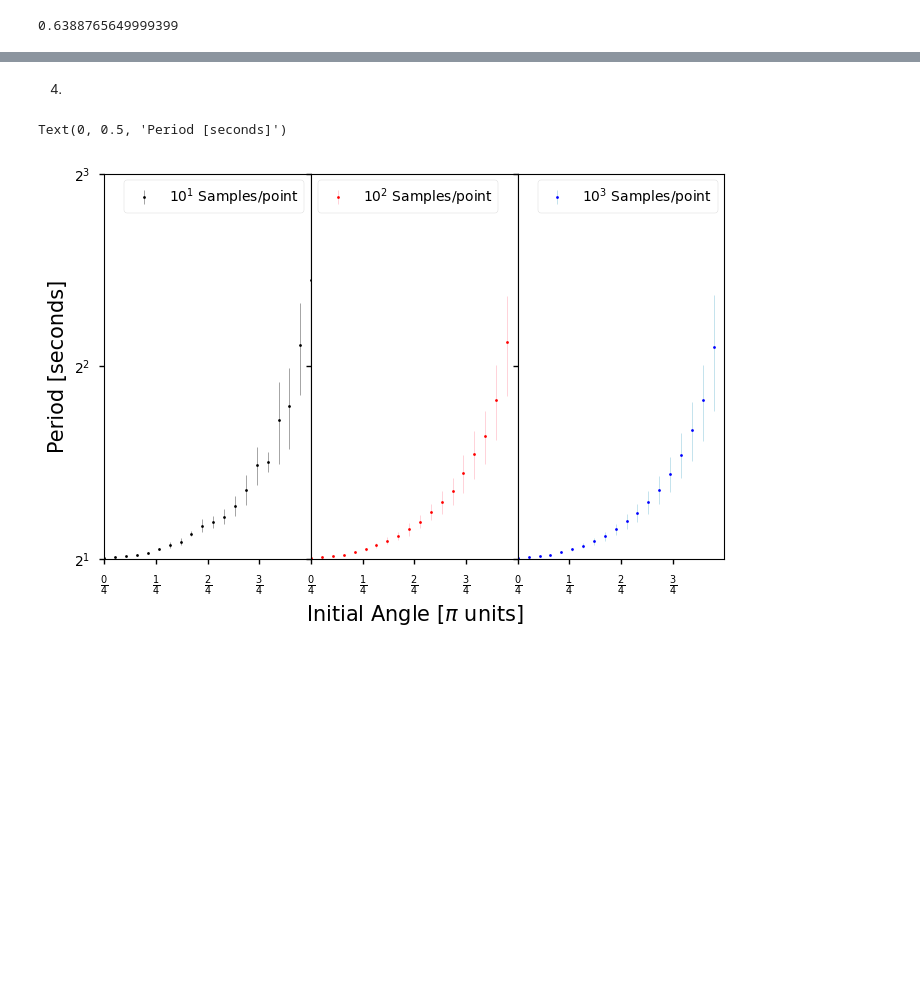
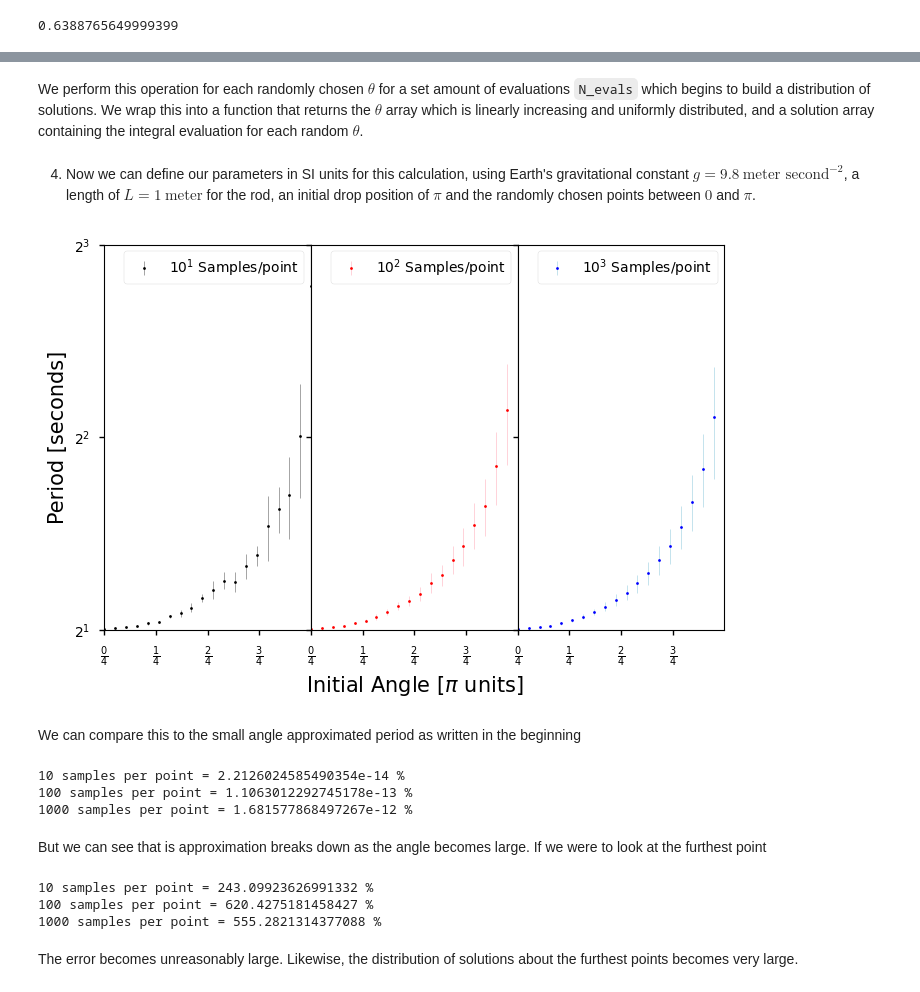
Before and after one commit to trevorolsson/Comp.-Phys.-Projects, a Jupyter notebook: Project 2/project2.ipynb, the cells around one changed output, grey strips where cells are left out. Saved outputs shown, nothing was run; the diff lists cells and outputs as text; code cells hidden in the pictures; blank space fills up the shorter version.

```diff
--- a/Project 2/project2.ipynb
+++ b/Project 2/project2.ipynb
@@ -115,8 +114,8 @@ def integral(start, stop, N_pts, sample, *args):
     Integral = np.sum(integrand(random_theta,*args))
 
     return Integral*(stop-start)/N_pts
-# %% [markdown]
-4.
+# %% [markdown]
+We perform this operation for each randomly chosen $\theta$ for a set amount of evaluations <code>N_evals</code> which begins to build a distribution of solutions. We wrap this into a function that returns the $\theta$ array which is linearly increasing and uniformly distributed, and a solution array containing the integral evaluation for each random $\theta$.
 # %%
 def evaluate(start, stop, N_pts, N_evals, *args):
 
@@ -128,6 +126,8 @@ def evaluate(start, stop, N_pts, N_evals, *args):
         for jdx, j in enumerate(theta_array):
             solution_array[idx,jdx] = integral(start, stop, N_pts, j, *args)
     return theta_array, solution_array
+# %% [markdown]
+4. Now we can define our parameters in SI units for this calculation, using Earth's gravitational constant $g=9.8~\text{meter second}^{-2}$, a length of $L=1~\text{meter}$ for the rod, an initial drop position of $\pi$ and the randomly chosen points between $0$ and $\pi$.
 # %%
 gravity = 9.8
 length = 1
@@ -136,24 +136,55 @@ N_pts = 20
 start, stop = 0, np.pi
 # %%
 
-fig, ax = plt.subplots(ncols=3, nrows=1, figsize=(8,5), sharex = True, sharey=True)
+fig, ax = plt.subplots(ncols=3, nrows=1, figsize=(8,5), sharex=True, sharey=True)
 plt.subplots_adjust(hspace=0, wspace=0)
 colors = ['k', 'r', 'b']
 ecolors = ['gray', 'pink', 'lightblue']
 labels = ['$10^{1}$', '$10^{2}$', '$10^{3}$']
+
+averages = np.zeros((3, N_pts)) # For comparison
+
 for i in range(3):
     thetas, solutions = evaluate(start, stop, N_pts, 10**(i+1), initial, length, gravity)
-    ax[i].errorbar(x= thetas/np.pi, y = np.abs(np.mean(solutions, axis=0)), yerr = np.abs(np.std(solutions, axis=0)),
+    average, standard = np.abs(np.mean(solutions, axis=0)), np.abs(np.std(solutions, axis=0))
+    ax[i].errorbar(x= thetas/np.pi, y = average, yerr = standard,
                 marker='o', linewidth =0, markersize=2, elinewidth=0.5, ecolor = ecolors[i], color=colors[i], label = labels[i] + ' Samples/point')
     ax[i].legend(loc='best')
+
+    averages[i] = average
 
 ax[0].set_yscale('log', base=2)
 ax[0].set_ylim([2**1, 2**3])
 ax[0].set_xlim([0, 1])
 ax[0].set_xticks(np.arange(0,1,0.25))
 ax[0].set_xticklabels(['$\\frac{0}{4}$', '$\\frac{1}{4}$', '$\\frac{2}{4}$', '$\\frac{3}{4}$'])
 ax[1].set_xlabel('Initial Angle [$\\pi$ units]', fontsize=15)
 ax[0].set_ylabel('Period [seconds]', fontsize=15)
+
+plt.show()
 # %% [output]
-Text(0, 0.5, 'Period [seconds]')
-[figure, old version]
+[figure, new version]
+# %% [markdown]
+We can compare this to the small angle approximated period as written in the beginning
+# %%
+period_sa = 2*np.pi*np.sqrt(length/gravity)
+
+print(f"{str(10**1)+' samples per point'} = {np.abs(averages[0,0]-period_sa)/period_sa*100} %")
+print(f"{str(10**2)+' samples per point'} = {np.abs(averages[1,0]-period_sa)/period_sa*100} %")
+print(f"{str(10**3)+' samples per point'} = {np.abs(averages[2,0]-period_sa)/period_sa*100} %")
+# %% [output]
+10 samples per point = 2.2126024585490354e-14 %
+100 samples per point = 1.1063012292745178e-13 %
+1000 samples per point = 1.681577868497267e-12 %
+# %% [markdown]
+But we can see that is approximation breaks down as the angle becomes large. If we were to look at the furthest point
+# %%
+print(f"{str(10**1)+' samples per point'} = {np.abs(averages[0,-1]-period_sa)/period_sa*100} %")
+print(f"{str(10**2)+' samples per point'} = {np.abs(averages[1,-1]-period_sa)/period_sa*100} %")
+print(f"{str(10**3)+' samples per point'} = {np.abs(averages[2,-1]-period_sa)/period_sa*100} %")
+# %% [output]
+10 samples per point = 243.09923626991332 %
+100 samples per point = 620.4275181458427 %
+1000 samples per point = 555.2821314377088 %
+# %% [markdown]
+The error becomes unreasonably large. Likewise, the distribution of solutions about the furthest points becomes very large.
```
Also changed, not shown: parts of 4 cells of this notebook.
